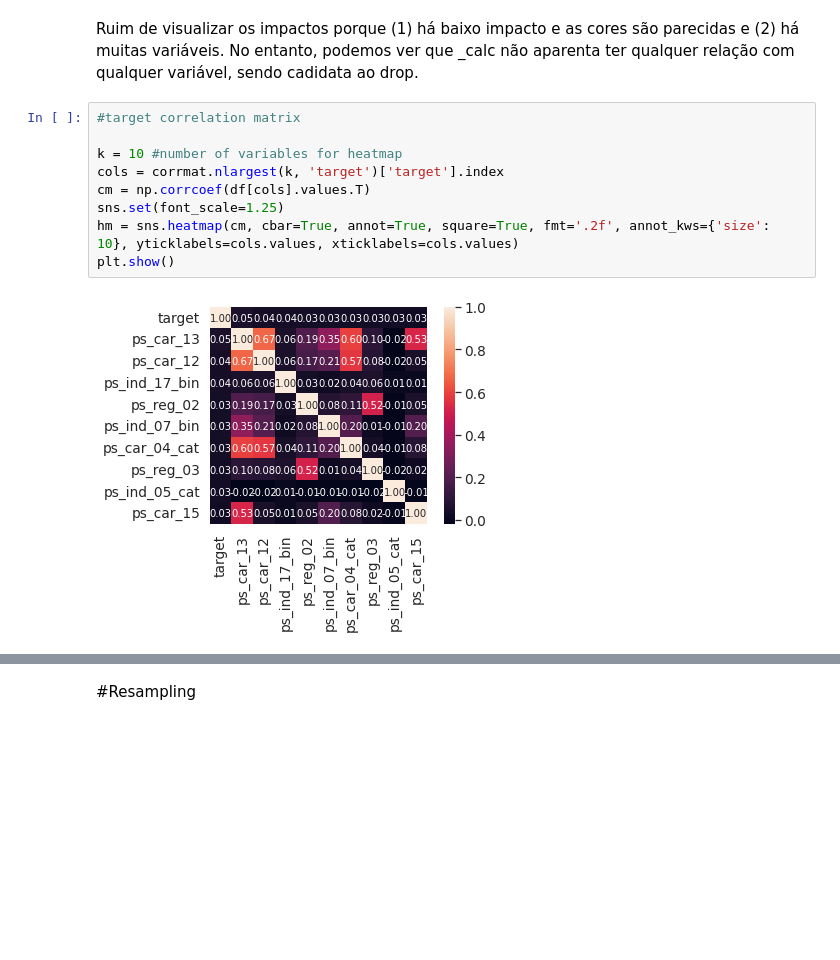
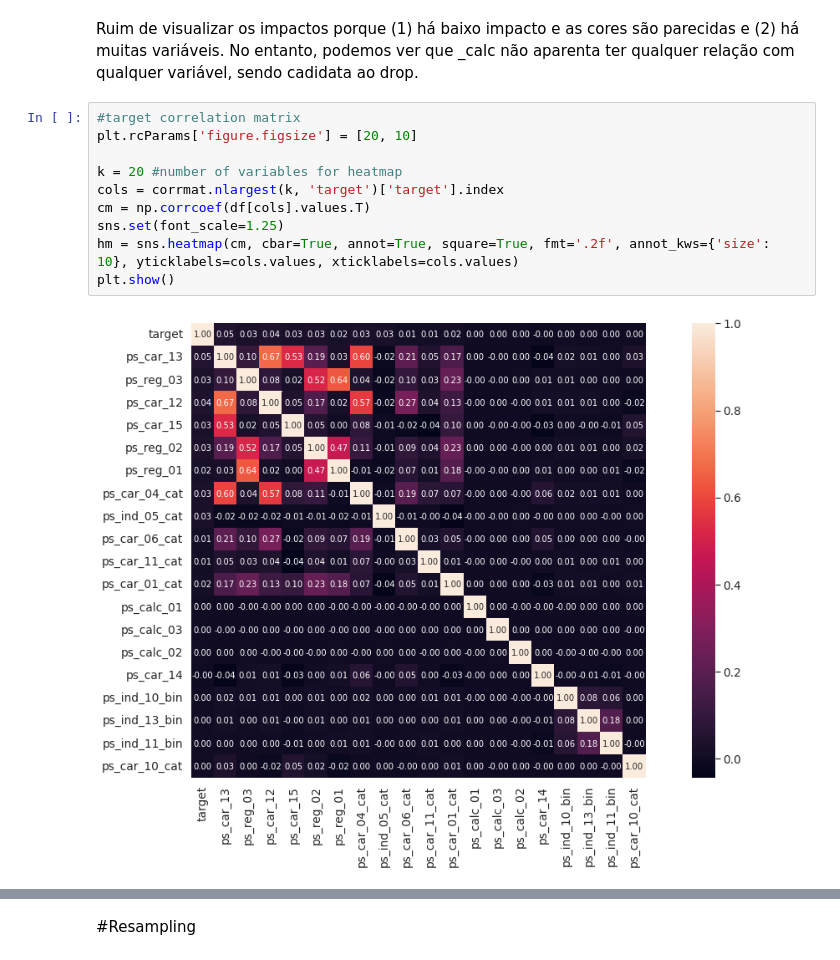
Before and after one commit to gbam-ds/FP-ML, a Jupyter notebook: Porto_Seguro.ipynb, the cells around one changed output, grey strips where cells are left out. Cells and saved outputs as stored; diff of their text form; blank space fills up the shorter version.

```diff
--- a/Porto_Seguro.ipynb
+++ b/Porto_Seguro.ipynb
@@ -98,12 +752,13 @@ plt.show()
 Ruim de visualizar os impactos porque (1) há baixo impacto e as cores são parecidas e (2) há muitas variáveis. No entanto, podemos ver que _calc não aparenta ter qualquer relação com qualquer variável, sendo cadidata ao drop.
 # %%
 #target correlation matrix
+plt.rcParams['figure.figsize'] = [20, 10]
 
-k = 10 #number of variables for heatmap
+k = 20 #number of variables for heatmap
 cols = corrmat.nlargest(k, 'target')['target'].index
 cm = np.corrcoef(df[cols].values.T)
 sns.set(font_scale=1.25)
 hm = sns.heatmap(cm, cbar=True, annot=True, square=True, fmt='.2f', annot_kws={'size': 10}, yticklabels=cols.values, xticklabels=cols.values)
 plt.show()
 # %% [output]
-[figure, old version]
+[figure, new version]
```
Also changed, not shown: parts of 65 cells of this notebook.
